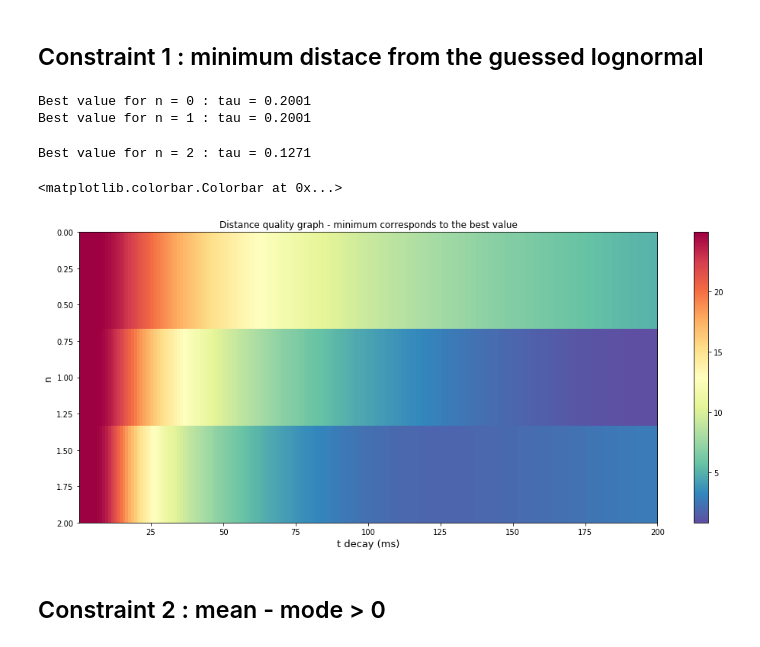
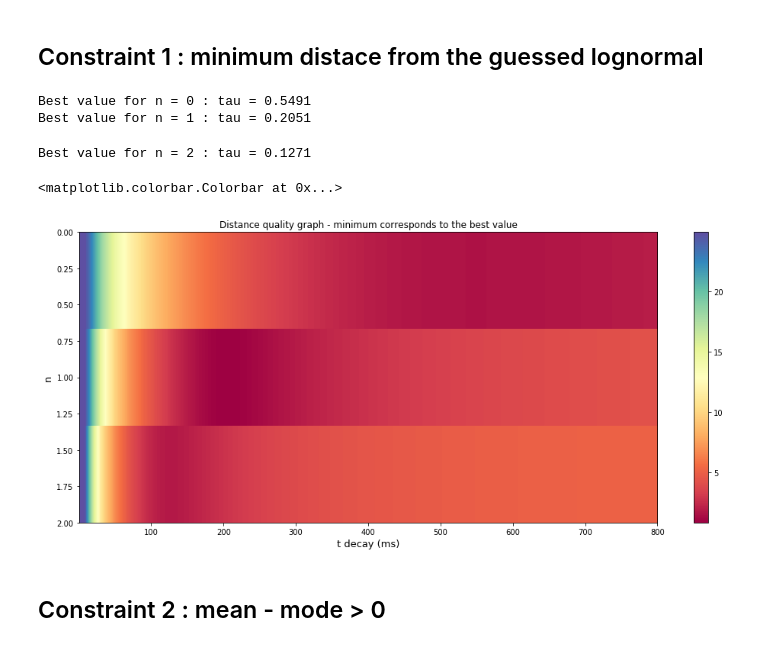
Before and after one commit to APE-group/cobrawap, a Jupyter notebook: showcase_notebooks/ult_deconvolution_quality.ipynb, the cells around one changed output. Drawn from its saved outputs; the diff is of its cells as text; code cells hidden in the pictures.

```diff
--- a/showcase_notebooks/ult_deconvolution_quality.ipynb
+++ b/showcase_notebooks/ult_deconvolution_quality.ipynb
@@ -381,7 +397,7 @@ Discarded data are the last ones.
 ## Constraint 1 : minimum distace from the guessed lognormal
 # %%
 n_start, n_end, n_step = (0, 2, 1)
-tau_start, tau_end, tau_step = (0.0001, 0.2, 0.001)
+tau_start, tau_end, tau_step = (0.0001, 0.8, 0.001)
 alpha_matrix = np.zeros((int(n_end/n_step)+1, int(tau_end/tau_step)+1))
 for i in np.arange(n_start, n_end+n_step, n_step):
     for j in np.arange(tau_start, tau_end+tau_step, tau_step):
@@ -390,8 +406,8 @@ for i in np.arange(n_start, n_end+n_step, n_step):
 print("Best value for n =",n_start, ": tau =",tau_start+alpha_matrix[0].argmin()*tau_step) #0.5491
 print("Best value for n =",n_start+n_step, ": tau =",tau_start+alpha_matrix[1].argmin()*tau_step) #0.2051
 # %% [output]
-Best value for n = 0 : tau = 0.2001
-Best value for n = 1 : tau = 0.2001
+Best value for n = 0 : tau = 0.5491
+Best value for n = 1 : tau = 0.2051
 # %%
 print("Best value for n =",n_start+2*n_step, ": tau =",tau_start+alpha_matrix[2].argmin()*tau_step) #0.2051
 # %% [output]
@@ -399,15 +415,15 @@ Best value for n = 2 : tau = 0.1271
 # %%
 plt.figure(figsize = (17,7))
 plt.title('Distance quality graph - minimum corresponds to the best value')
-plt.imshow(alpha_matrix, extent = [tau_start*1000 , tau_end*1000, n_end , n_start], interpolation='nearest', cmap=plt.cm.Spectral_r, aspect="auto")
+plt.imshow(alpha_matrix, extent = [tau_start*1000 , tau_end*1000, n_end , n_start], interpolation='nearest', cmap=plt.cm.Spectral, aspect="auto")
 plt.xlabel('t decay (ms)', fontsize=13)
 plt.ylabel('n', fontsize=13)
 
 plt.colorbar()
 #plt.savefig(fname='quality_dist_01.png')
 # %% [output]
 <matplotlib.colorbar.Colorbar at 0x...>
-[figure, old version]
+[figure, new version]
 # %% [markdown]
 ## Constraint 2 : mean - mode > 0
 # %%
```
Also changed, not shown: parts of 11 cells of this notebook.
